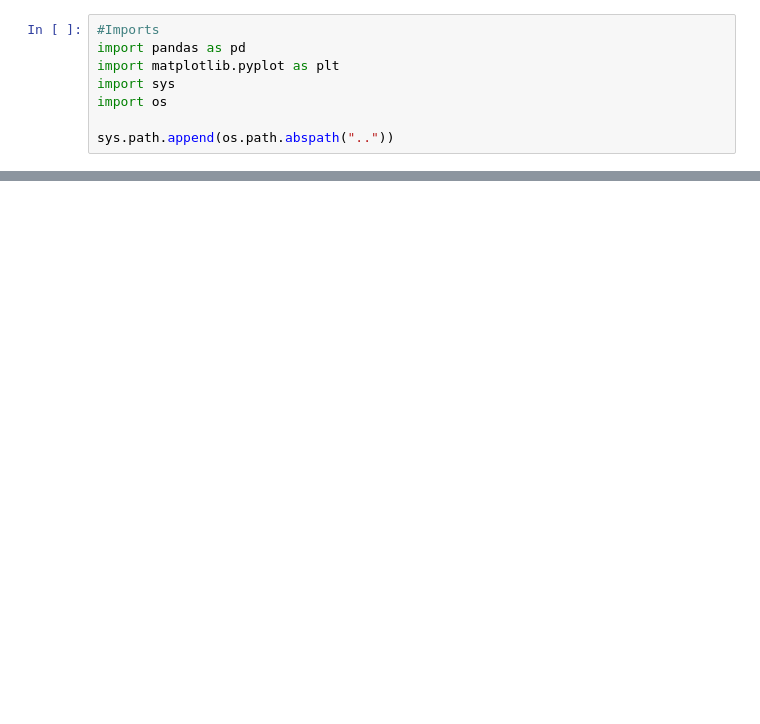
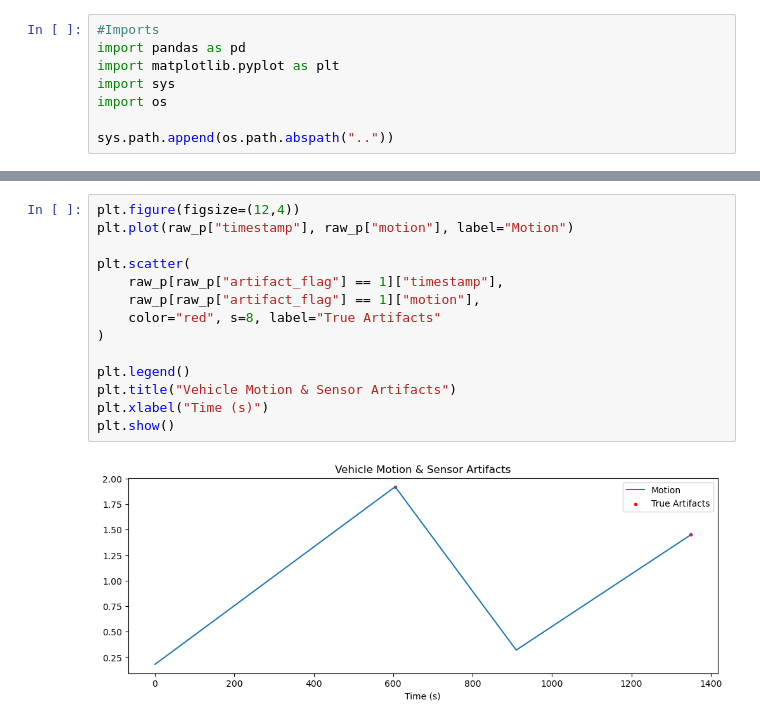
Before and after one commit to broisdead/smart-ambulance-alert, a Jupyter notebook: notebooks/exploration.ipynb, the cells around one changed output, grey strips where cells are left out. Cells and saved outputs as stored; diff of their text form; blank space fills up the shorter version.

```diff
--- a/notebooks/exploration.ipynb
+++ b/notebooks/exploration.ipynb
@@ -49,0 +99,16 @@ FileNotFoundError: [Errno 2] No such file or directory: 'data/processed/vitals_c
+# %%
+plt.figure(figsize=(12,4))
+plt.plot(raw_p["timestamp"], raw_p["motion"], label="Motion")
+
+plt.scatter(
+    raw_p[raw_p["artifact_flag"] == 1]["timestamp"],
+    raw_p[raw_p["artifact_flag"] == 1]["motion"],
+    color="red", s=8, label="True Artifacts"
+)
+
+plt.legend()
+plt.title("Vehicle Motion & Sensor Artifacts")
+plt.xlabel("Time (s)")
+plt.show()
+# %% [output]
+[figure, added]
```
Also changed, not shown: parts of 13 cells of this notebook.
